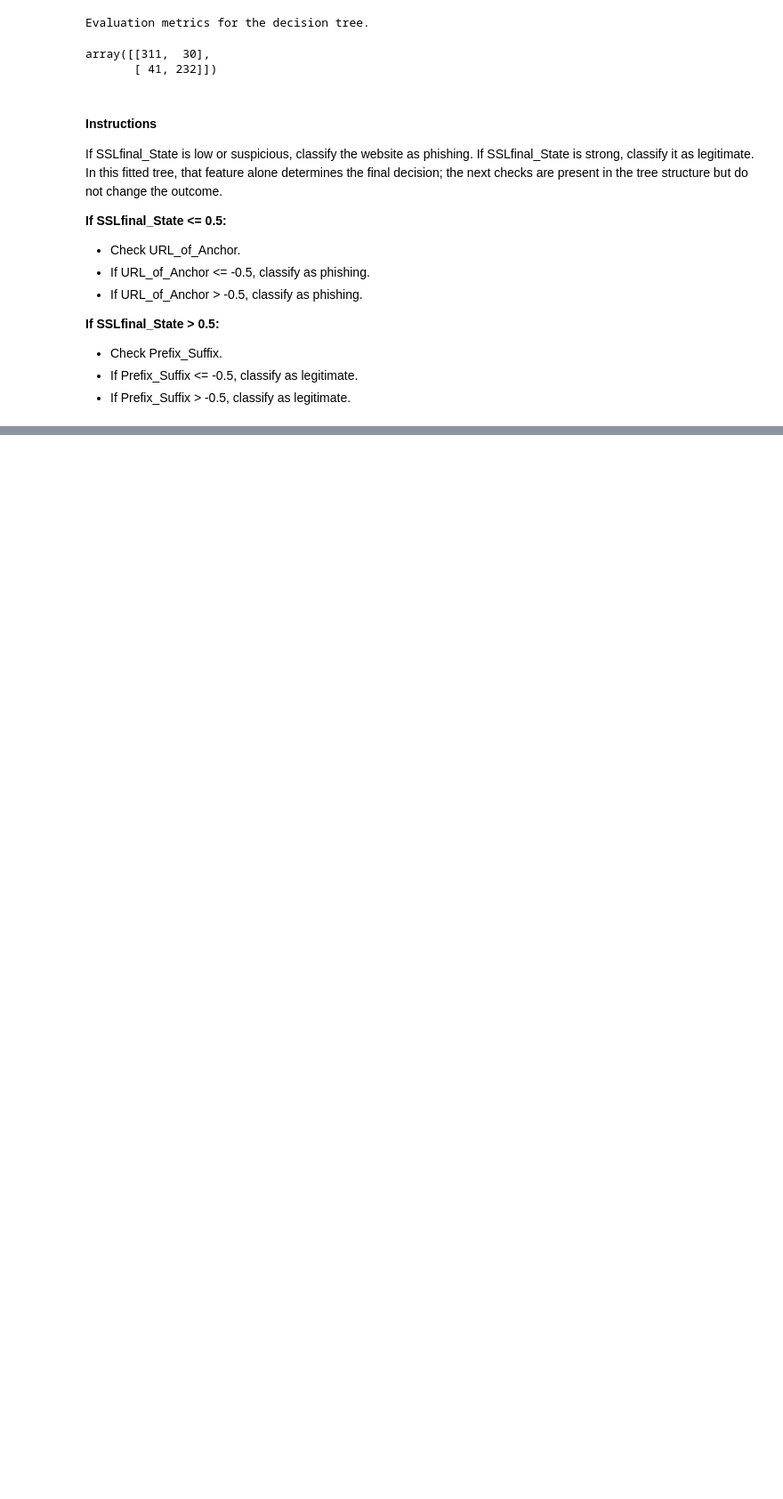
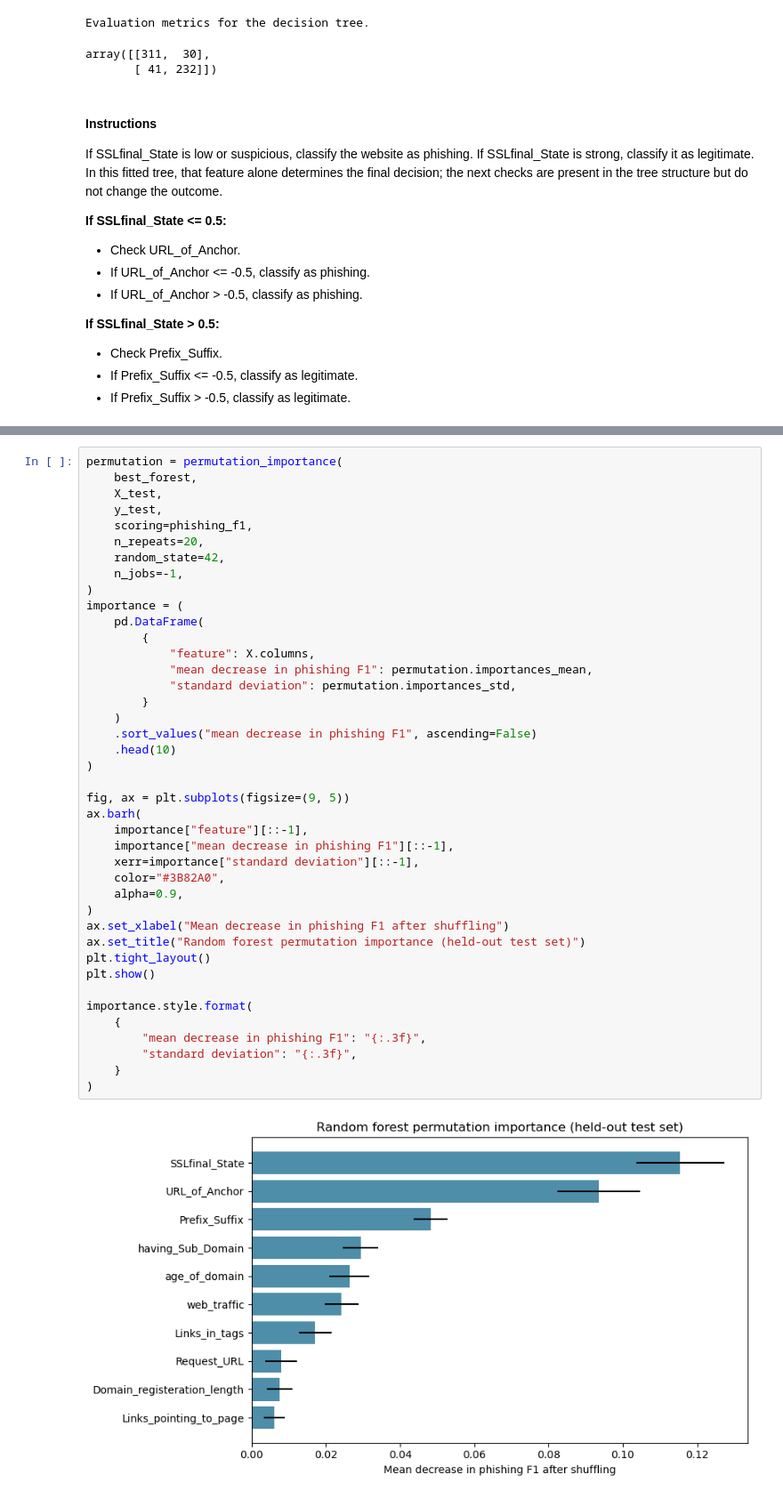
Before and after one commit to miska-voutilainen/machine-learning, a Jupyter notebook: Decision_trees_and_random_trees.ipynb, the cells around one changed output, grey strips where cells are left out. Shown at 89% size. Cells and saved outputs as stored; diff of their text form; blank space fills up the shorter version.

```diff
--- a/Decision_trees_and_random_trees.ipynb
+++ b/Decision_trees_and_random_trees.ipynb
@@ -57,0 +248,43 @@ If SSLfinal_State is low or suspicious, classify the website as phishing. If SSL
+# %%
+permutation = permutation_importance(
+    best_forest,
+    X_test,
+    y_test,
+    scoring=phishing_f1,
+    n_repeats=20,
+    random_state=42,
+    n_jobs=-1,
+)
+importance = (
+    pd.DataFrame(
+        {
+            "feature": X.columns,
+            "mean decrease in phishing F1": permutation.importances_mean,
+            "standard deviation": permutation.importances_std,
+        }
+    )
+    .sort_values("mean decrease in phishing F1", ascending=False)
+    .head(10)
+)
+
+fig, ax = plt.subplots(figsize=(9, 5))
+ax.barh(
+    importance["feature"][::-1],
+    importance["mean decrease in phishing F1"][::-1],
+    xerr=importance["standard deviation"][::-1],
+    color="#3B82A0",
+    alpha=0.9,
+)
+ax.set_xlabel("Mean decrease in phishing F1 after shuffling")
+ax.set_title("Random forest permutation importance (held-out test set)")
+plt.tight_layout()
+plt.show()
+
+importance.style.format(
+    {
+        "mean decrease in phishing F1": "{:.3f}",
+        "standard deviation": "{:.3f}",
+    }
+)
+# %% [output]
+[figure, added]
```
Also changed, not shown: parts of 11 cells of this notebook.
